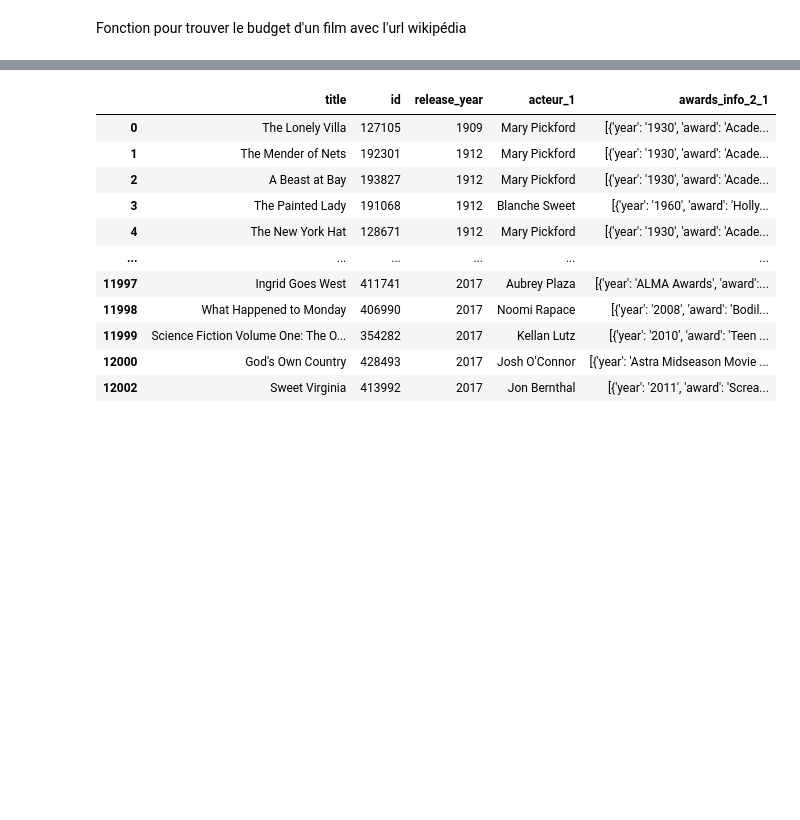
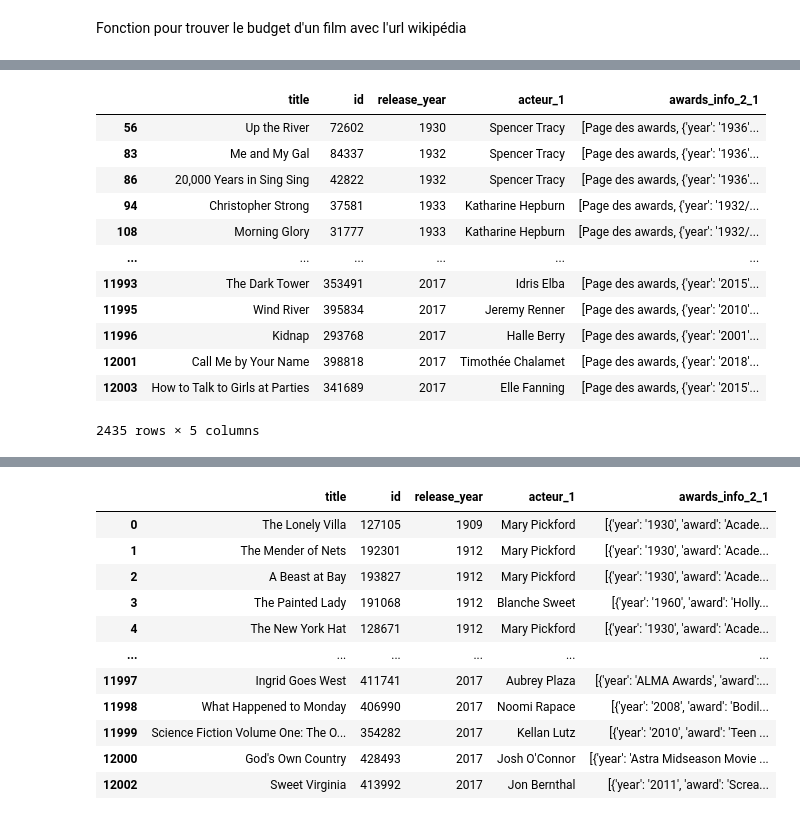
Before and after one commit to mlepennec-ensae/formation_cepe, a Jupyter notebook: Projet/donnees_projet.ipynb, the cells around one changed output, grey strips where cells are left out. Saved outputs shown, nothing was run; the diff lists cells and outputs as text; code cells hidden in the pictures; blank space fills up the shorter version.

```diff
--- a/Projet/donnees_projet.ipynb
+++ b/Projet/donnees_projet.ipynb
@@ -768,3 +863,28 @@ data_movies_final_1_big_actors
+# %%
+df_selected_1_big_actors = df_selected_1_big_actors[df_selected_1_big_actors['awards_info_2_1'].apply(lambda x: len(x) > 0 and x[0]== 'Page des awards')]
+df_selected_2_big_actors = df_selected_2_big_actors[df_selected_2_big_actors['awards_info_2_2'].apply(lambda x: len(x) > 0 and x[0]== 'Page des awards')]
+df_selected_3_big_actors = df_selected_3_big_actors[df_selected_3_big_actors['awards_info_2_3'].apply(lambda x: len(x) > 0 and x[0]== 'Page des awards')]
+df_selected_4_big_actors = df_selected_4_big_actors[df_selected_4_big_actors['awards_info_2_4'].apply(lambda x: len(x) > 0 and x[0]== 'Page des awards')]
+df_selected_5_big_actors = df_selected_5_big_actors[df_selected_5_big_actors['awards_info_2_5'].apply(lambda x: len(x) > 0 and x[0]== 'Page des awards')]
+df_selected_6_big_actors = df_selected_6_big_actors[df_selected_6_big_actors['awards_info_2_6'].apply(lambda x: len(x) > 0 and x[0]== 'Page des awards')]
+df_selected_7_big_actors = df_selected_7_big_actors[df_selected_7_big_actors['awards_info_2_7'].apply(lambda x: len(x) > 0 and x[0]== 'Page des awards')]
+df_selected_8_big_actors = df_selected_8_big_actors[df_selected_8_big_actors['awards_info_2_8'].apply(lambda x: len(x) > 0 and x[0]== 'Page des awards')]
+df_selected_9_big_actors = df_selected_9_big_actors[df_selected_9_big_actors['awards_info_2_9'].apply(lambda x: len(x) > 0 and x[0]== 'Page des awards')]
+df_selected_10_big_actors = df_selected_10_big_actors[df_selected_10_big_actors['awards_info_2_10'].apply(lambda x: len(x) > 0 and x[0]== 'Page des awards')]
+# %% [output]
+|  | title | id | release_year | acteur_1 | awards_info_2_1 |
+| 56 | Up the River | 72602 | 1930 | Spencer Tracy | [Page des awards, {'year': '1936'... |
+| 83 | Me and My Gal | 84337 | 1932 | Spencer Tracy | [Page des awards, {'year': '1936'... |
+| 86 | 20,000 Years in Sing Sing | 42822 | 1932 | Spencer Tracy | [Page des awards, {'year': '1936'... |
+| 94 | Christopher Strong | 37581 | 1933 | Katharine Hepburn | [Page des awards, {'year': '1932/... |
+| 108 | Morning Glory | 31777 | 1933 | Katharine Hepburn | [Page des awards, {'year': '1932/... |
+| ... | ... | ... | ... | ... | ... |
+| 11993 | The Dark Tower | 353491 | 2017 | Idris Elba | [Page des awards, {'year': '2015'... |
+| 11995 | Wind River | 395834 | 2017 | Jeremy Renner | [Page des awards, {'year': '2010'... |
+| 11996 | Kidnap | 293768 | 2017 | Halle Berry | [Page des awards, {'year': '2001'... |
+| 12001 | Call Me by Your Name | 398818 | 2017 | Timothée Chalamet | [Page des awards, {'year': '2018'... |
+| 12003 | How to Talk to Girls at Parties | 341689 | 2017 | Elle Fanning | [Page des awards, {'year': '2015'... |
+2435 rows × 5 columns
 # %%
 data_movies_final_1_big_actors['awards_info_2_1'] = data_movies_final_1_big_actors['awards_info_2_1'].apply(lambda x: x[1:] if len(x) > 1 else [])
 data_movies_final_1_big_actors
```
Also changed, not shown: parts of 43 cells of this notebook, 1 other file.
